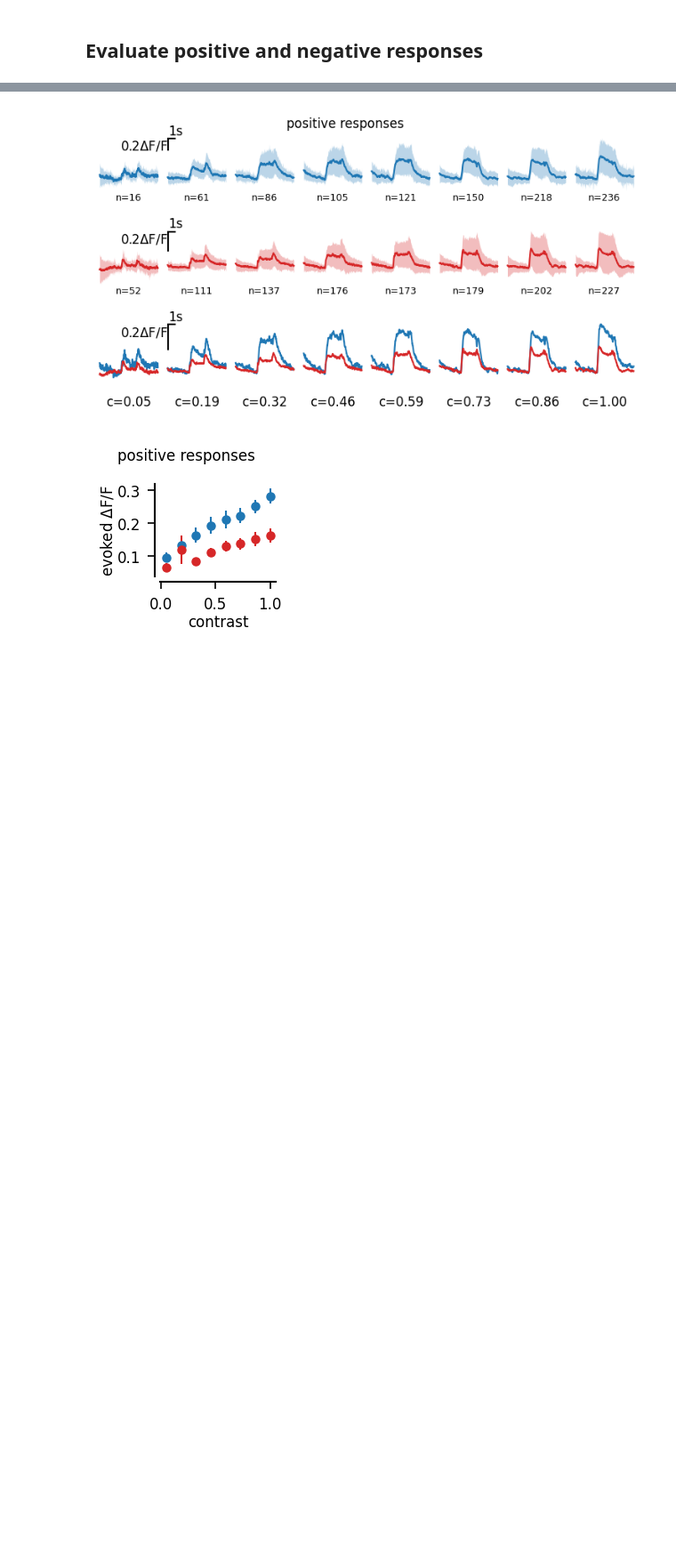
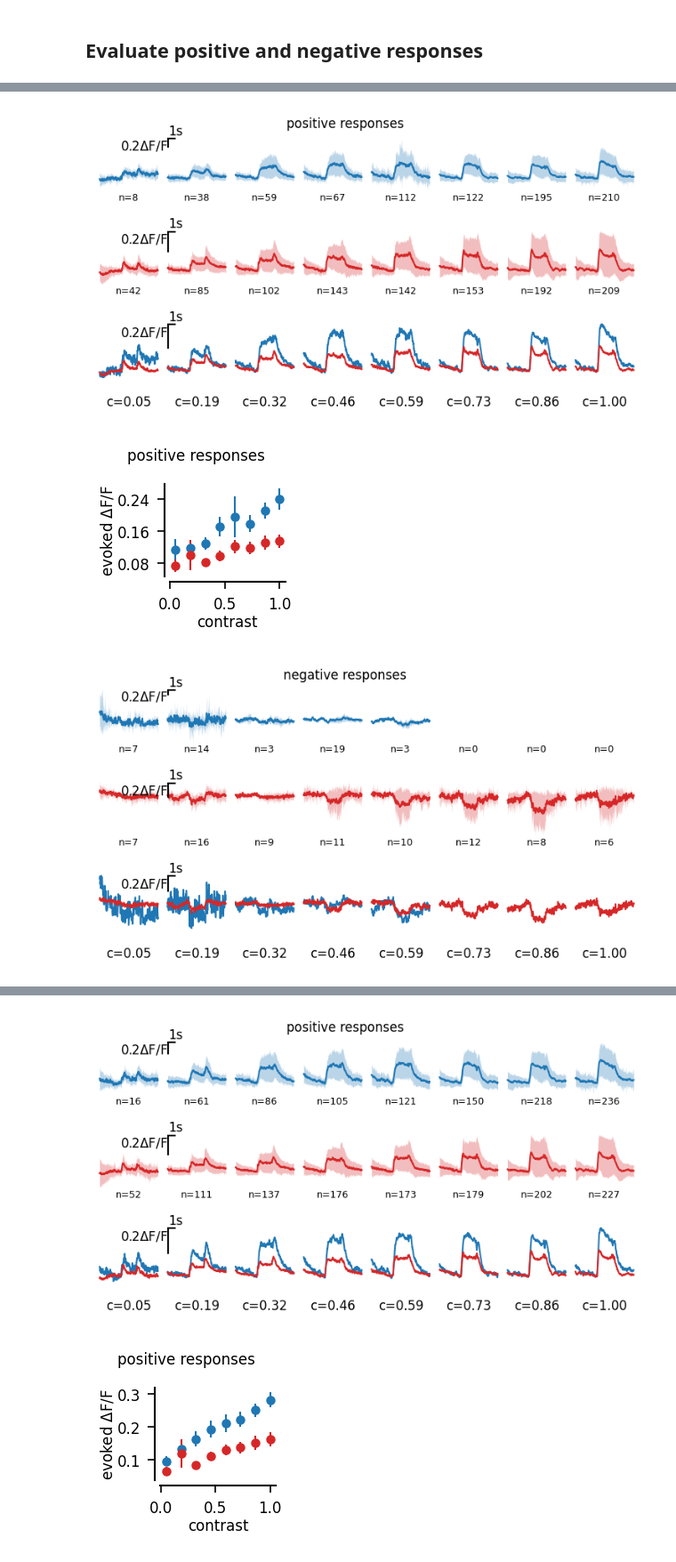
Before and after one commit to cibelemartinsp/2PhotonAnalyses, a Jupyter notebook: notebooks/PV-GCaMP8s-vs-GCaMP8m.ipynb, the cells around one changed output, grey strips where cells are left out. Shown at 89% size. Cells and saved outputs as stored; diff of their text form; code cells hidden in the pictures; blank space fills up the shorter version.

```diff
--- a/notebooks/PV-GCaMP8s-vs-GCaMP8m.ipynb
+++ b/notebooks/PV-GCaMP8s-vs-GCaMP8m.ipynb
@@ -252 +251,49 @@ list of ROI indices significantly modulated:
    @ contrast =  0.05
+# %%
+
+COLORS = ['tab:blue', 'tab:red']
+
+for deflect in ['positive', 'negative']:
+
+    fig, AX = pt.figure(axes=(len(contrasts),3), figsize=(.8,.8),wspace=0.1)
+    fig.suptitle('%s responses' % deflect)
+
+    fig2, ax2 = pt.figure(figsize=(1.,1.1))
+    fig2.suptitle('%s responses' % deflect)
+
+    for k, key in enumerate(['GCamP8S', 'GCamP8M']):
+
+        for c, contrast in enumerate(DATASET[key]['contrasts']):
+
+            indices = DATASET[key]['significant-%s-ROIS' % deflect][c]
+            allResps = np.concatenate([np.array(DATASET[key]['cResp'][c][f])[indices]\
+                                       for f, indices in enumerate(indices) if len(DATASET[key]['cResp'][c][f])>0])
+            pt.plot(DATASET[key]['t'], np.mean(allResps, axis=0),
+                    sy=np.std(allResps, axis=0),
+                    color=COLORS[k], ax=AX[k][c])
+
+            AX[2][c].plot(DATASET[key]['t'], np.mean(allResps, axis=0), color=COLORS[k])
+            pt.annotate(AX[k][c], 'n=%i' % np.sum([len(i) for i in indices]), (0.5,0.), va='top', ha='center', fontsize=6)
+
+        resps = [[np.nanmean(f) for f in DATASET[key]['deflect-%s-ROIS' % deflect][c]] for c in range(8)]
+        pt.scatter(DATASET[key]['contrasts'],
+                   np.nanmean(resps, axis=1),
+                   sy=scipy.stats.sem(resps, axis=1, nan_policy='omit'),
+                   color=COLORS[k], ax=ax2)
+
+    for c, contrast in enumerate(DATASET[key]['contrasts']):
+        pt.annotate(AX[2][c], '\nc=%.2f' % contrast, (0.5,0.), va='top', ha='center')
+
+    for k in range(3):
+        for c in range(8):
+            AX[k][c].axis('off')
+        pt.set_common_ylims(AX[k])
+        pt.draw_bar_scales(AX[k][1], Xbar=1, Xbar_label='1s', Ybar=0.2, Ybar_label='0.2$\Delta$F/F')
+
+    pt.set_plot(ax2, xlabel='contrast', ylabel='evoked $\Delta$F/F', xticks=[0,0.5,1])
+    fig.savefig(os.path.join(os.path.expanduser('~'), 'Desktop', '%s-traces.svg' % deflect))
+    fig2.savefig(os.path.join(os.path.expanduser('~'), 'Desktop', '%s-contrast-dep.svg' % deflect))
+# %% [output]
+[figure, added]
+[figure, added]
+[figure, added]
```
Also changed, not shown: parts of 7 cells of this notebook, 1 other file.
